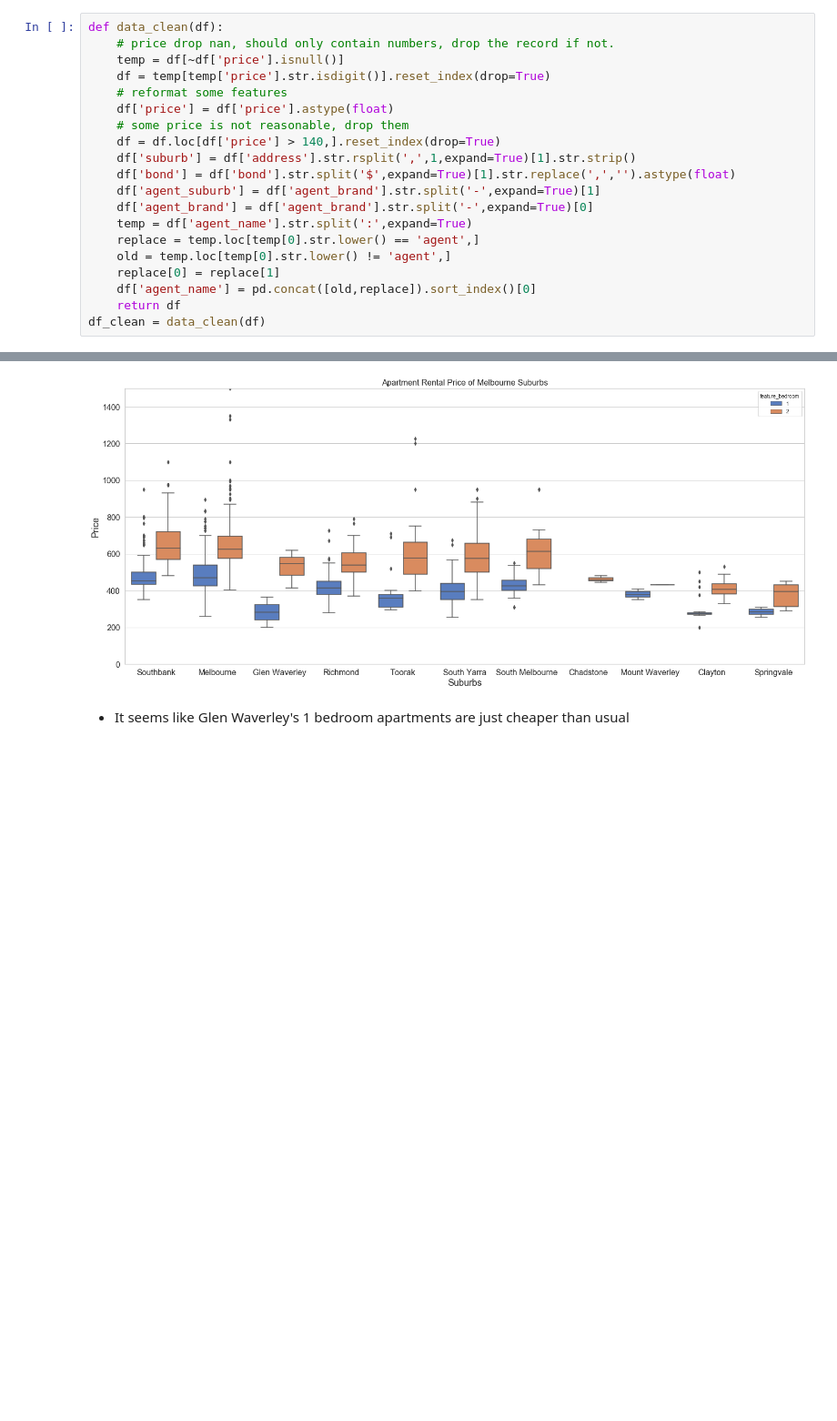
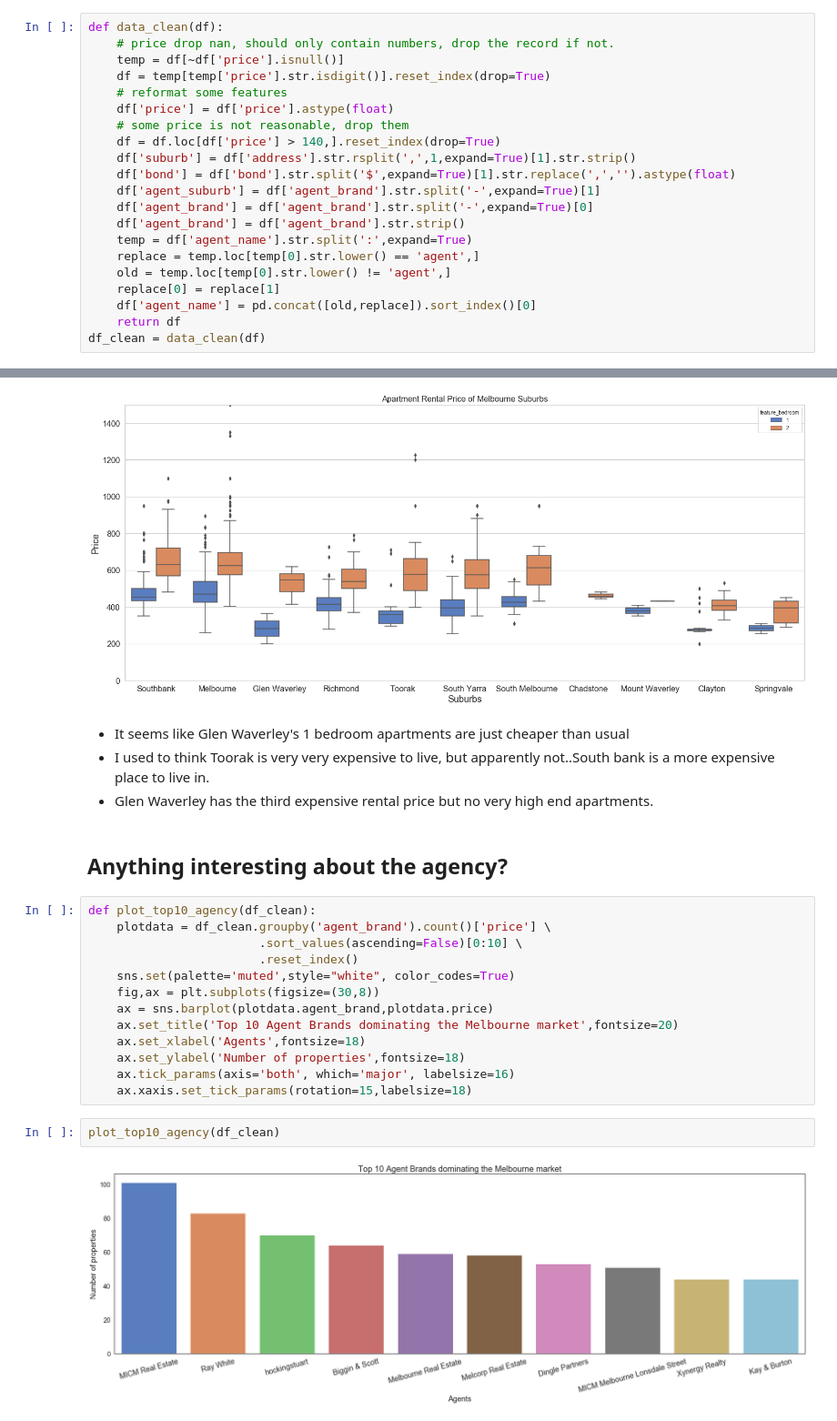
Before and after one commit to yaoyaoustc/project_Melbourne_rentals, a Jupyter notebook: P2_EDA.ipynb, the cells around one changed output, grey strips where cells are left out. Shown: that part at 91% size. Drawn from its saved outputs; the diff is of its cells as text; blank space fills up the shorter version.

```diff
--- a/P2_EDA.ipynb
+++ b/P2_EDA.ipynb
@@ -29,6 +29,7 @@ def data_clean(df):
     df['bond'] = df['bond'].str.split('$',expand=True)[1].str.replace(',','').astype(float)
     df['agent_suburb'] = df['agent_brand'].str.split('-',expand=True)[1]
     df['agent_brand'] = df['agent_brand'].str.split('-',expand=True)[0]
+    df['agent_brand'] = df['agent_brand'].str.strip()
     temp = df['agent_name'].str.split(':',expand=True)
     replace = temp.loc[temp[0].str.lower() == 'agent',]
     old = temp.loc[temp[0].str.lower() != 'agent',]
@@ -165,5 +159,26 @@ def plot_detail_apt_price(df_clean):
 plot_detail_apt_price(df_clean)
 # %% [output]
 [figure]
-# %% [markdown]
-+ It seems like Glen Waverley's 1 bedroom apartments are just cheaper than usual
+# %% [markdown]
++ It seems like Glen Waverley's 1 bedroom apartments are just cheaper than usual
++ I used to think Toorak is very very expensive to live, but apparently not..South bank is a more expensive place to live in.
++ Glen Waverley has the third expensive rental price but no very high end apartments.
+# %% [markdown]
+## Anything interesting about the agency?
+# %%
+def plot_top10_agency(df_clean):
+    plotdata = df_clean.groupby('agent_brand').count()['price'] \
+                        .sort_values(ascending=False)[0:10] \
+                        .reset_index()
+    sns.set(palette='muted',style="white", color_codes=True)
+    fig,ax = plt.subplots(figsize=(30,8))
+    ax = sns.barplot(plotdata.agent_brand,plotdata.price)
+    ax.set_title('Top 10 Agent Brands dominating the Melbourne market',fontsize=20)
+    ax.set_xlabel('Agents',fontsize=18)
+    ax.set_ylabel('Number of properties',fontsize=18)
+    ax.tick_params(axis='both', which='major', labelsize=16)
+    ax.xaxis.set_tick_params(rotation=15,labelsize=18)
+# %%
+plot_top10_agency(df_clean)
+# %% [output]
+[figure, added]
```
Also changed, not shown: parts of 7 cells of this notebook.
